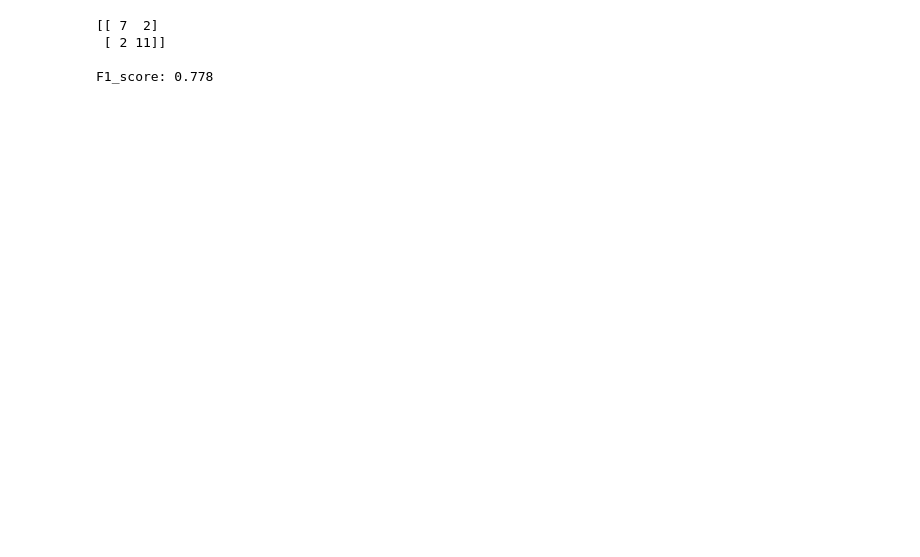
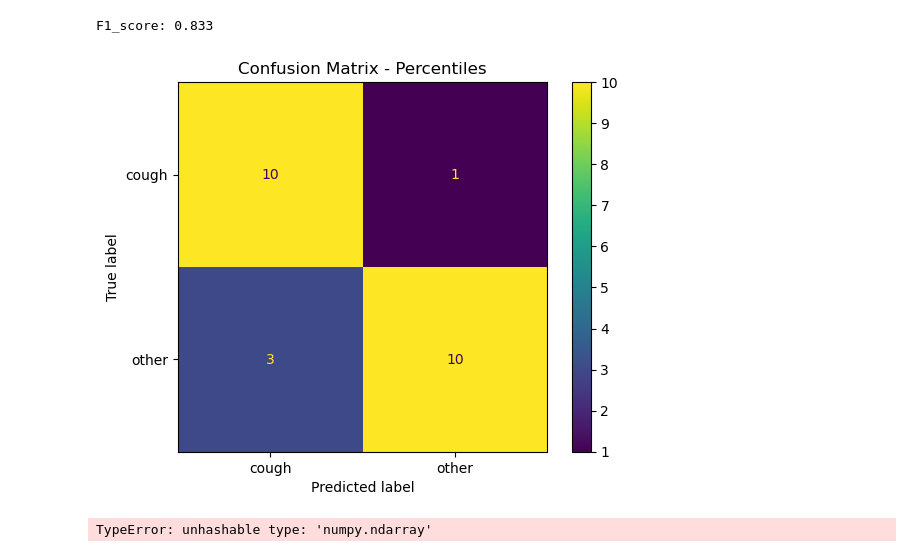
Before and after one commit to szulaldemirtas/electrosalus-research, a Jupyter notebook: cough-classification/signals-knn.ipynb, the cells around one changed output. Cells and saved outputs as stored; diff of their text form; code cells hidden in the pictures; blank space fills up the shorter version.

```diff
--- a/cough-classification/signals-knn.ipynb
+++ b/cough-classification/signals-knn.ipynb
@@ -690,23 +732,25 @@ plt.show()
 # %%
 # Evaluate Model
 
-classifier = KNeighborsClassifier(n_neighbors=19, p=2, metric='euclidean')
+classifier = KNeighborsClassifier(n_neighbors=best_k_value, p=2, metric='euclidean')
 classifier.fit(X_train, y_train)
 
 # Predict the test set results
 
 y_pred = classifier.predict(X_test)
 
 
 cm = confusion_matrix(y_test, y_pred)
 f1 = f1_score(y_test, y_pred, pos_label='cough')
-print(cm)
 print("\nF1_score: " + str(round(f1,3)))
+
+disp = ConfusionMatrixDisplay(confusion_matrix=cm, display_labels=classifier.classes_)
+disp.plot()
+plt.title("Confusion Matrix - Percentiles")
+plt.show()
 
 # [[tp, fp]
 # [fn, tn]]
 # %% [output]
-[[ 7  2]
- [ 2 11]]
-
-F1_score: 0.778
+F1_score: 0.833
+[figure, added]
@@ -712,0 +765,8 @@ F1_score: 0.778
+# %%
+# Converting the Audiodata_mfcc dictionary to pandas dataframe
+df_2 = pd.DataFrame.from_dict(Audiodata_mfcc)
+
+df_2_econded = pd.get_dummies(df_2, columns=['mfcc'])
+print(df_2.head())
+# %% [output]
+TypeError: unhashable type: 'numpy.ndarray'
```
Also changed, not shown: parts of 26 cells of this notebook.
